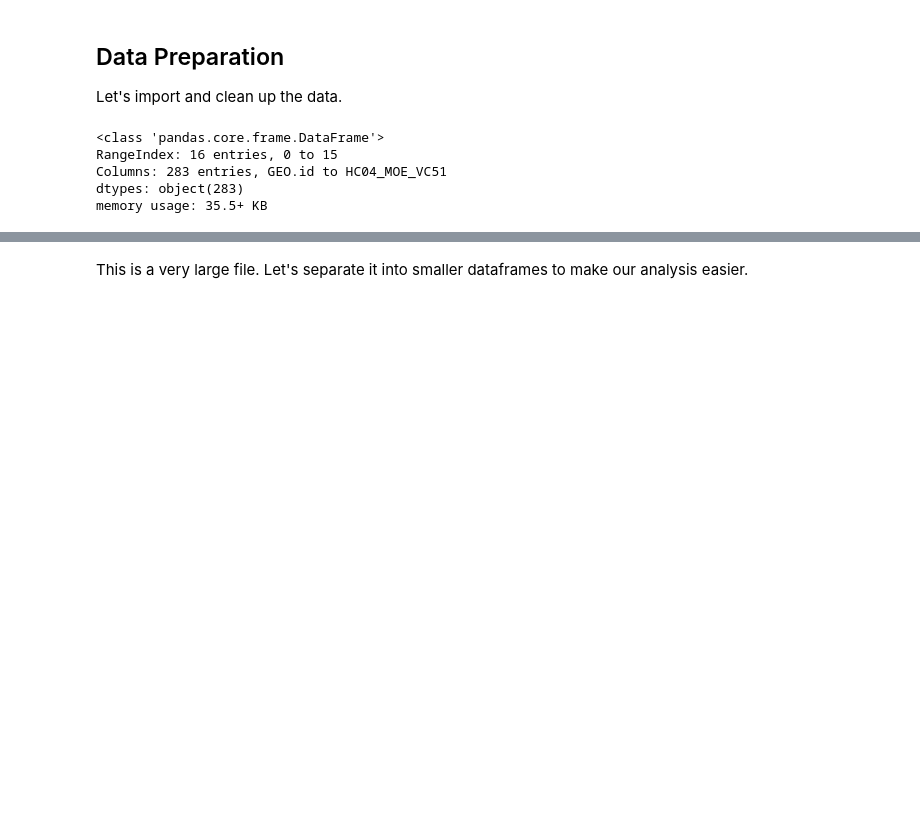
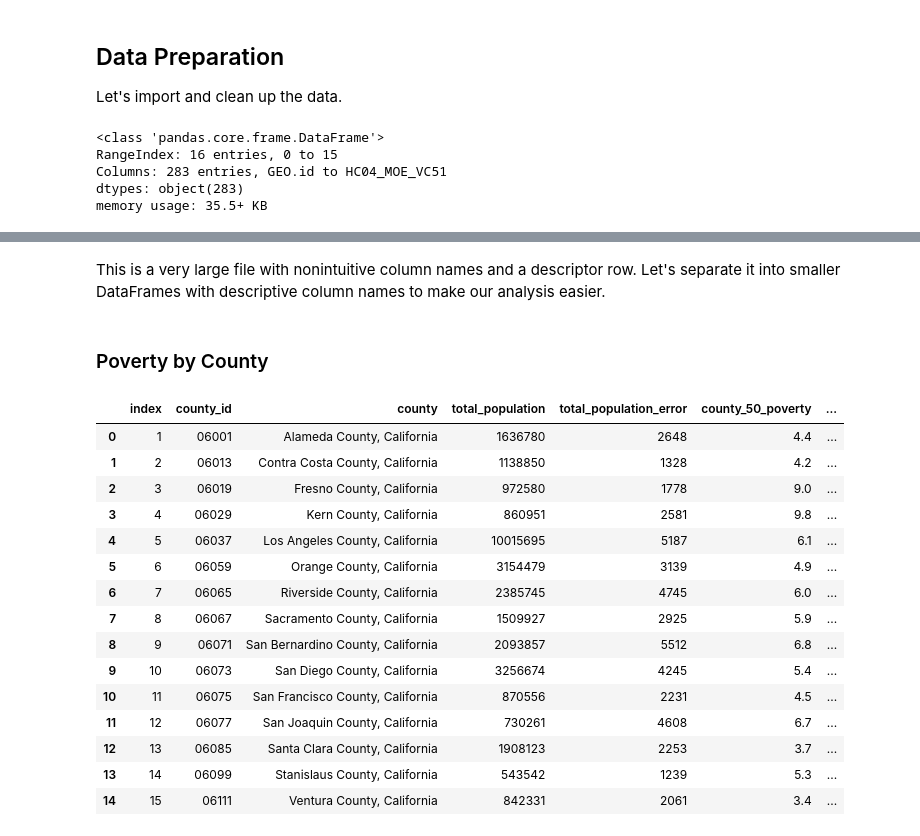
Before and after one commit to NWhite-7/Practice, a Jupyter notebook: ACS_CA_2017_analysis.ipynb, the cells around one changed output, grey strips where cells are left out. Saved outputs shown, nothing was run; the diff lists cells and outputs as text; code cells hidden in the pictures; blank space fills up the shorter version.

Commit message:
Create new DataFrame for county data

```diff
--- a/ACS_CA_2017_analysis.ipynb
+++ b/ACS_CA_2017_analysis.ipynb
@@ -46,2 +57,25 @@ print(metadata)
 # %% [markdown]
-This is a very large file. Let's separate it into smaller dataframes to make our analysis easier.
+This is a very large file with nonintuitive column names and a descriptor row. Let's separate it into smaller DataFrames with descriptive column names to make our analysis easier.
+# %% [markdown]
+### Poverty by County
+# %%
+data_county = data[['GEO.id2', 'GEO.display-label', 'HC01_EST_VC01', 'HC01_MOE_VC01', 'HC02_EST_VC01', 'HC02_MOE_VC01', 'HC03_EST_VC01', 'HC03_MOE_VC01', 'HC04_EST_VC01', 'HC04_MOE_VC01']]
+data_county.columns = ['county_id', 'county', 'total_population', 'total_population_error', 'county_50_poverty', 'county_50_poverty_error', 'county_100_poverty', 'county_100_poverty_error', 'county_125_poverty', 'county_125_poverty_error']
+data_county[data_county.county_id != 'Id2'].reset_index()
+# %% [output]
+|  | index | county_id | county | total_population | total_population_error | county_50_poverty | ... |
+| 0 | 1 | 06001 | Alameda County, California | 1636780 | 2648 | 4.4 | ... |
+| 1 | 2 | 06013 | Contra Costa County, California | 1138850 | 1328 | 4.2 | ... |
+| 2 | 3 | 06019 | Fresno County, California | 972580 | 1778 | 9.0 | ... |
+| 3 | 4 | 06029 | Kern County, California | 860951 | 2581 | 9.8 | ... |
+| 4 | 5 | 06037 | Los Angeles County, California | 10015695 | 5187 | 6.1 | ... |
+| 5 | 6 | 06059 | Orange County, California | 3154479 | 3139 | 4.9 | ... |
+| 6 | 7 | 06065 | Riverside County, California | 2385745 | 4745 | 6.0 | ... |
+| 7 | 8 | 06067 | Sacramento County, California | 1509927 | 2925 | 5.9 | ... |
+| 8 | 9 | 06071 | San Bernardino County, California | 2093857 | 5512 | 6.8 | ... |
+| 9 | 10 | 06073 | San Diego County, California | 3256674 | 4245 | 5.4 | ... |
+| 10 | 11 | 06075 | San Francisco County, California | 870556 | 2231 | 4.5 | ... |
+| 11 | 12 | 06077 | San Joaquin County, California | 730261 | 4608 | 6.7 | ... |
+| 12 | 13 | 06085 | Santa Clara County, California | 1908123 | 2253 | 3.7 | ... |
+| 13 | 14 | 06099 | Stanislaus County, California | 543542 | 1239 | 5.3 | ... |
+| 14 | 15 | 06111 | Ventura County, California | 842331 | 2061 | 3.4 | ... |
```
Also changed, not shown: parts of 3 cells of this notebook.
